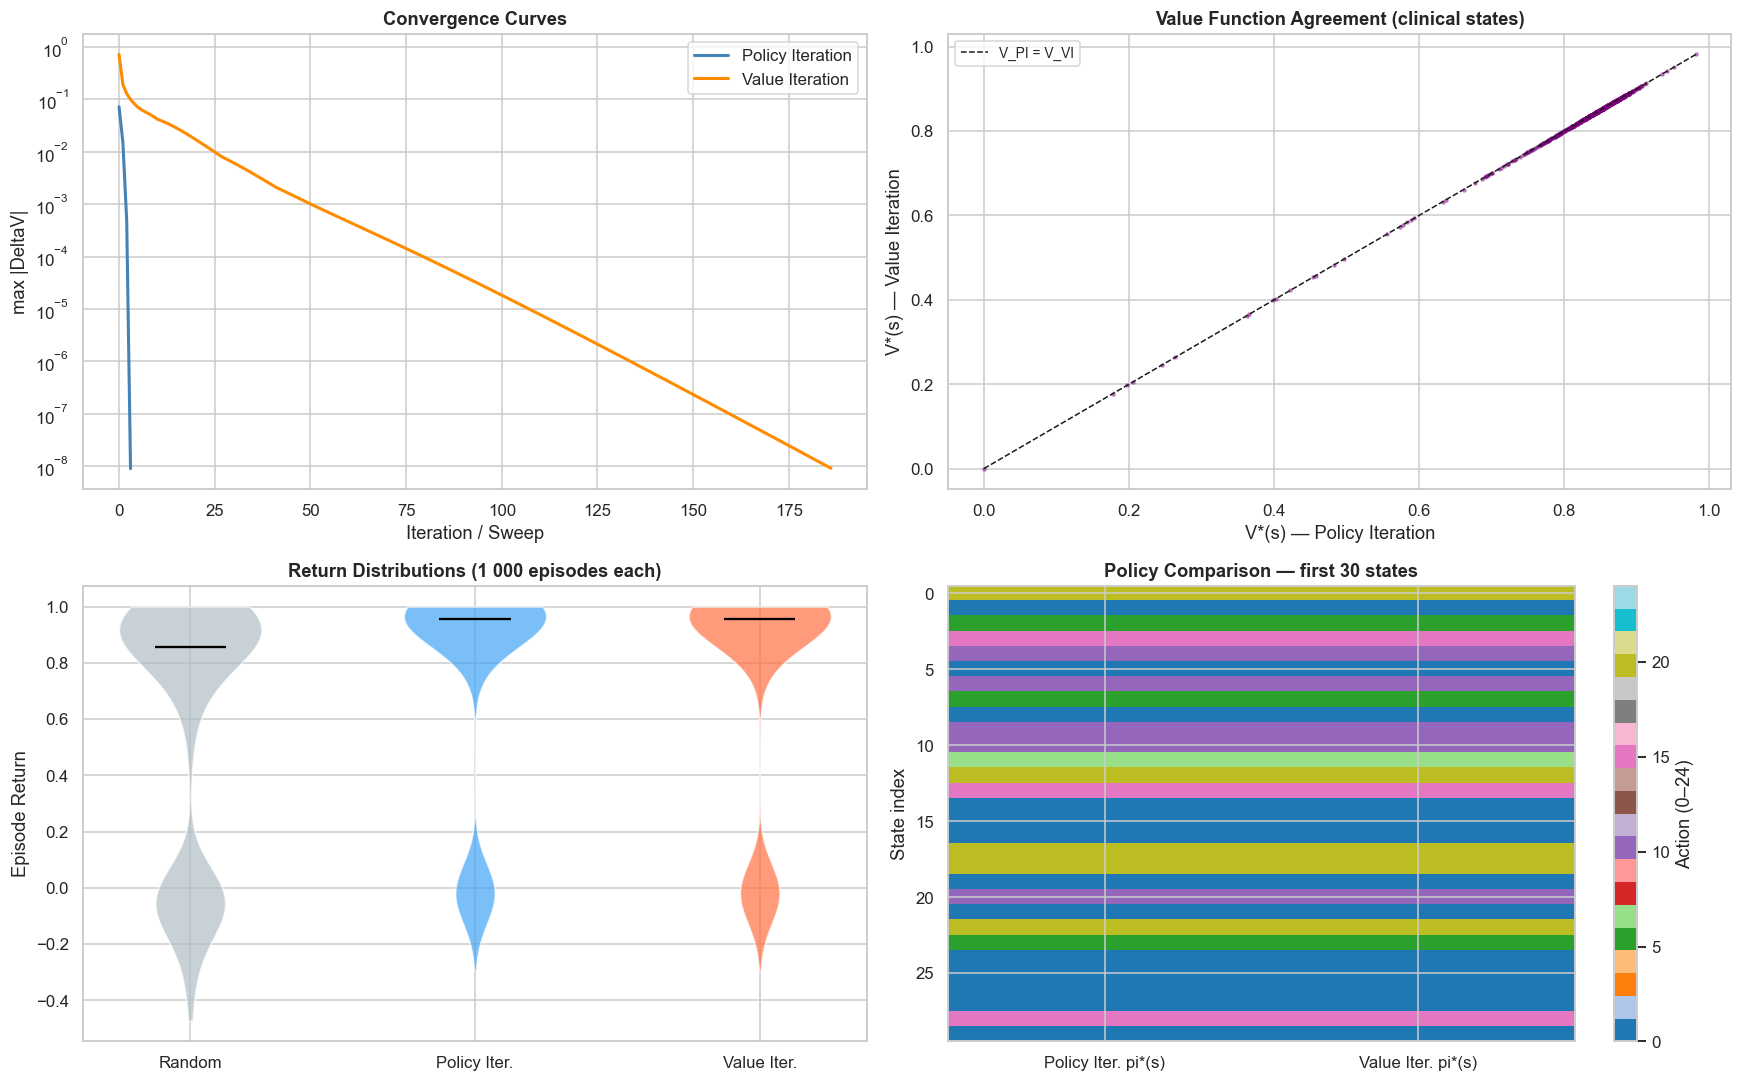
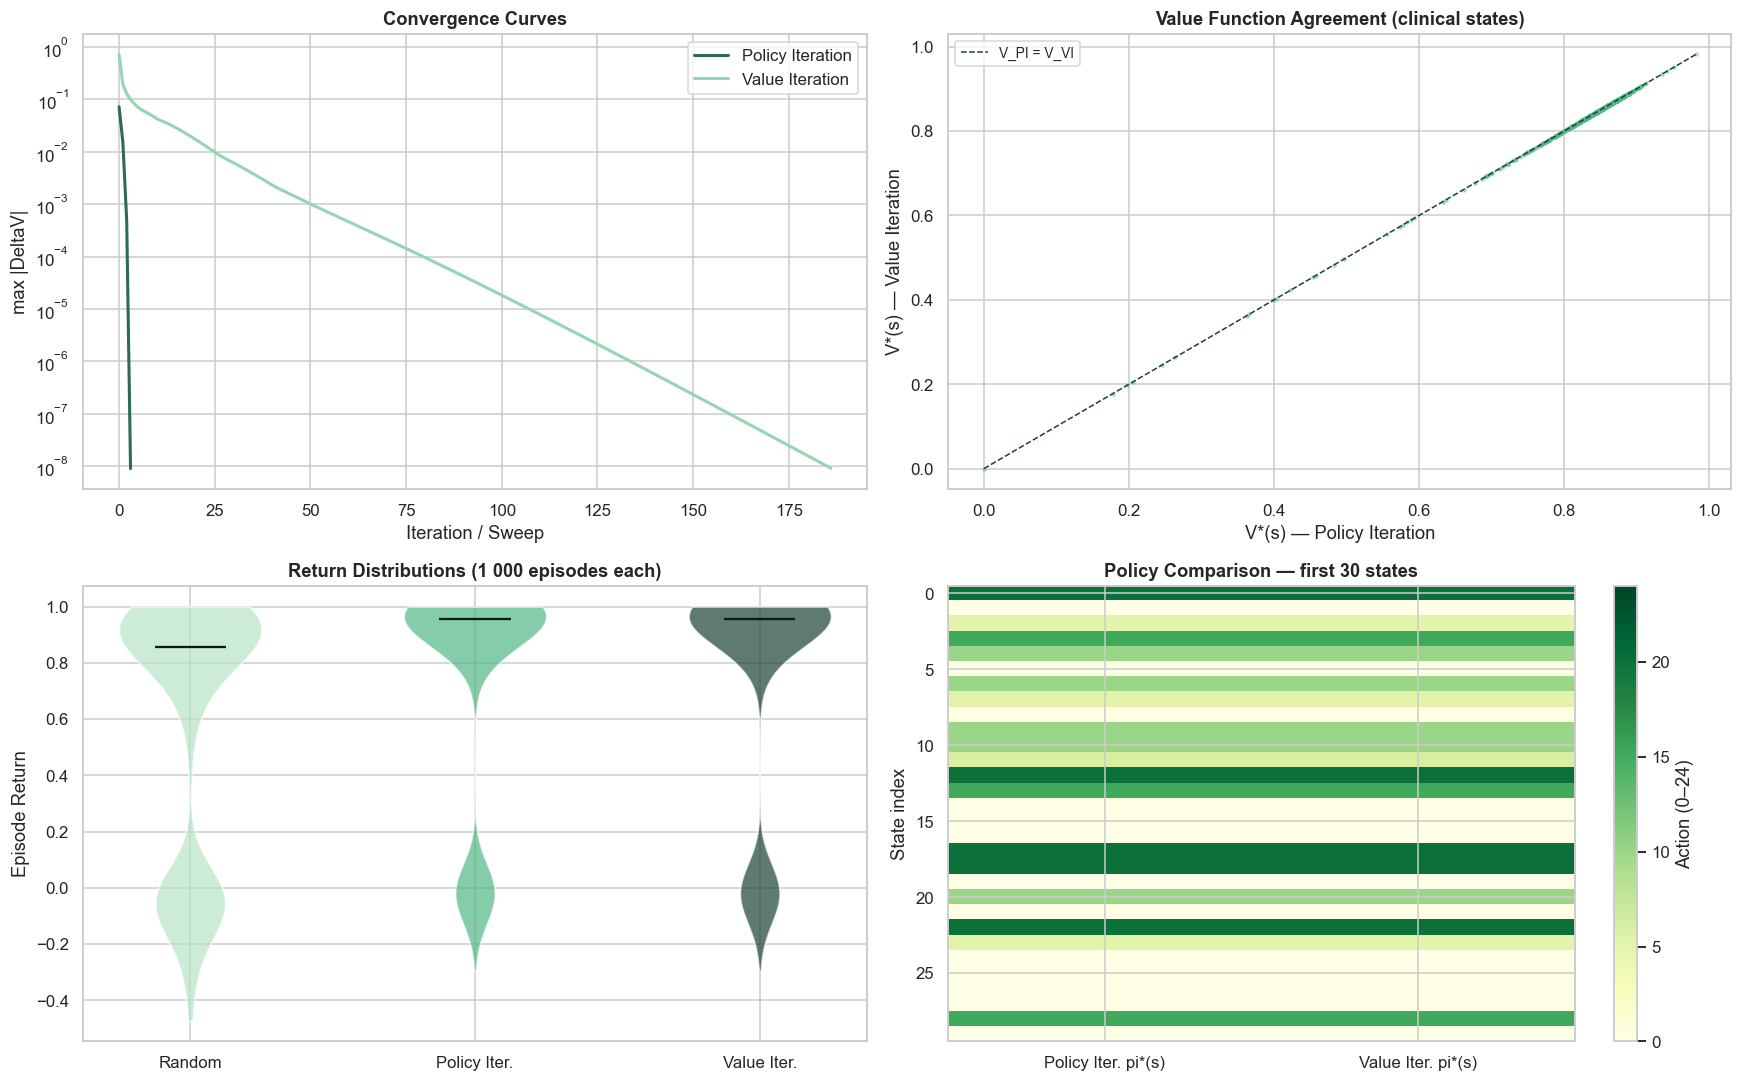
The change to this notebook cell's code, shown as a diff; its figure went from the first image to the second:
--- before
+++ after
@@ -5,6 +5,6 @@
 # Convergence curves
 ax = axes[0, 0]
-ax.plot(info_pi['history'], color='steelblue',  label='Policy Iteration', linewidth=2)
-ax.plot(info_vi['history'], color='darkorange', label='Value Iteration',  linewidth=2)
+ax.plot(info_pi['history'], color='#2d6a4f',  label='Policy Iteration', linewidth=2)
+ax.plot(info_vi['history'], color='#95d5b2', label='Value Iteration',  linewidth=2)
 ax.set_yscale('log')
 ax.set_xlabel('Iteration / Sweep')
@@ -16,7 +16,7 @@
 ax = axes[0, 1]
 clinical_states = [s for s in range(N_STATES) if s not in (STATE_SURVIVED, STATE_DIED)]
-ax.scatter(V_pi[clinical_states], V_vi[clinical_states], s=4, alpha=0.4, color='purple')
+ax.scatter(V_pi[clinical_states], V_vi[clinical_states], s=4, alpha=0.4, color='#52b788')
 lims = [min(V_pi.min(), V_vi.min()), max(V_pi.max(), V_vi.max())]
-ax.plot(lims, lims, 'k--', linewidth=1, label='V_PI = V_VI')
+ax.plot(lims, lims, color='#1b4332', linestyle='--', linewidth=1, label='V_PI = V_VI')
 ax.set_xlabel("V*(s) — Policy Iteration")
 ax.set_ylabel("V*(s) — Value Iteration")
@@ -28,10 +28,10 @@
 data_for_violin = [rand_returns, ret_pi, ret_vi]
 labels = ['Random', 'Policy Iter.', 'Value Iter.']
-colors = ['#b0bec5', '#42a5f5', '#ff7043']
+colors = ['#b7e4c7', '#52b788', '#1b4332']   
 parts  = ax.violinplot(data_for_violin, positions=range(3),
                        showmedians=True, showextrema=False)
 for pc, col in zip(parts['bodies'], colors):
     pc.set_facecolor(col); pc.set_alpha(0.7)
-parts['cmedians'].set_color('black')
+parts['cmedians'].set_color('#081c15')
 ax.set_xticks(range(3)); ax.set_xticklabels(labels)
 ax.set_ylabel('Episode Return')
@@ -42,5 +42,5 @@
 n_show = 30
 policy_grid = np.column_stack([policy_pi[:n_show], policy_vi[:n_show]])
-im = ax.imshow(policy_grid, aspect='auto', cmap='tab20', vmin=0, vmax=N_ACTIONS - 1)
+im = ax.imshow(policy_grid, aspect='auto', cmap='YlGn', vmin=0, vmax=N_ACTIONS - 1)
 ax.set_xticks([0, 1])
 ax.set_xticklabels(["Policy Iter. pi*(s)", "Value Iter. pi*(s)"])

Commit: a